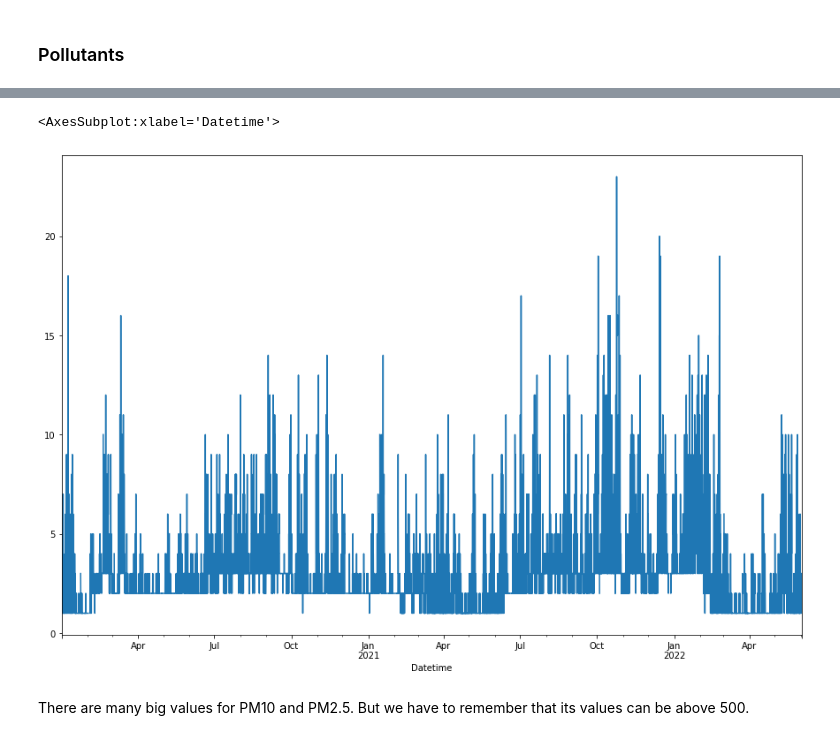
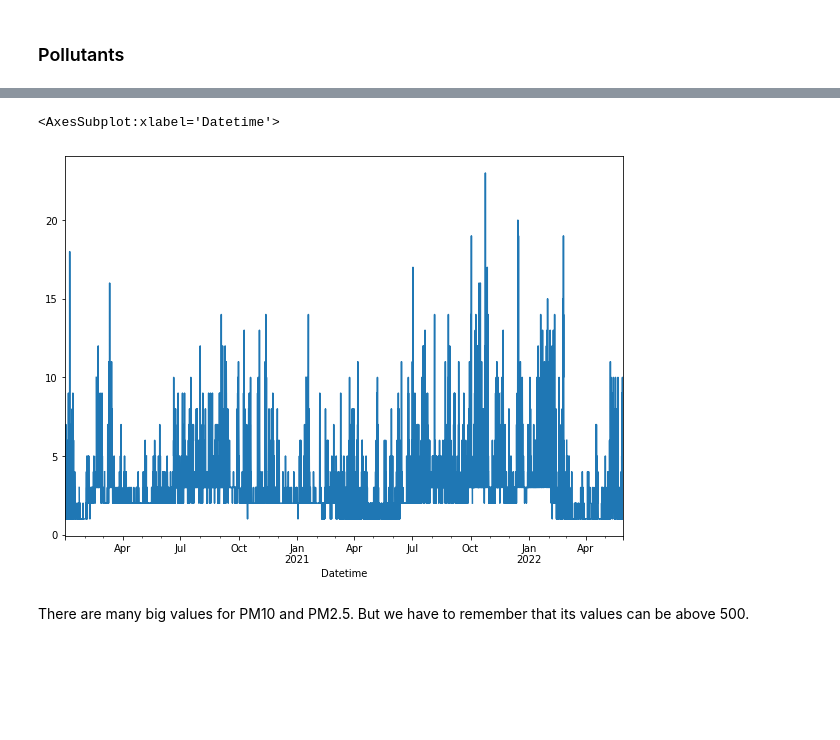
Before and after one commit to XenaN/mlops_project, a Jupyter notebook: notebooks/AQI_analysis.ipynb, the cells around one changed output, grey strips where cells are left out. Cells and saved outputs as stored; diff of their text form; code cells hidden in the pictures; blank space fills up the shorter version.

```diff
--- a/notebooks/AQI_analysis.ipynb
+++ b/notebooks/AQI_analysis.ipynb
@@ -68,10 +86,10 @@ df_o3["Concentration"].plot()
 # %%
 df_so2 = pd.read_csv(f"../data/interim/cleaned/{country}_SO2_cleaned.csv", parse_dates=['Datetime'], index_col=['Datetime'])
-fig = plt.figure(figsize=(15, 10))
+fig = plt.figure(figsize=(10, 7))
 df_so2["Concentration"].plot()
 # %% [output]
 <AxesSubplot:xlabel='Datetime'>
-[figure, old version]
+[figure, new version]
 # %% [markdown]
 There are many big values for PM10 and PM2.5. But we have to remember that its values can be above 500.
 # %%
```
Also changed, not shown: parts of 99 cells of this notebook, 6 other files.
